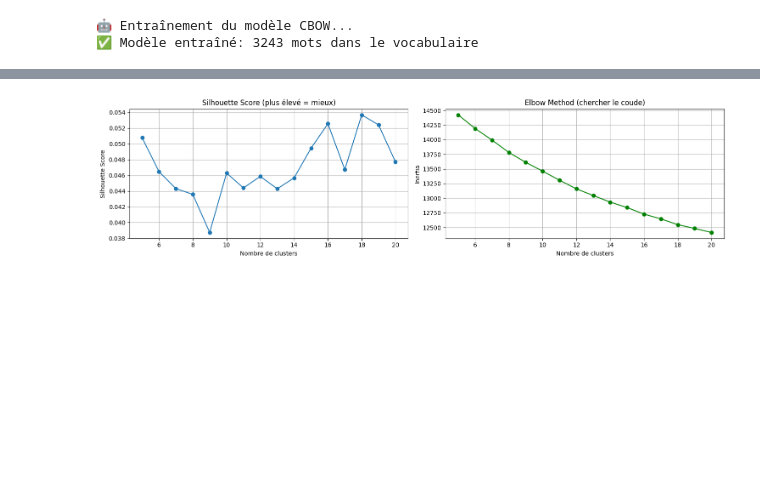
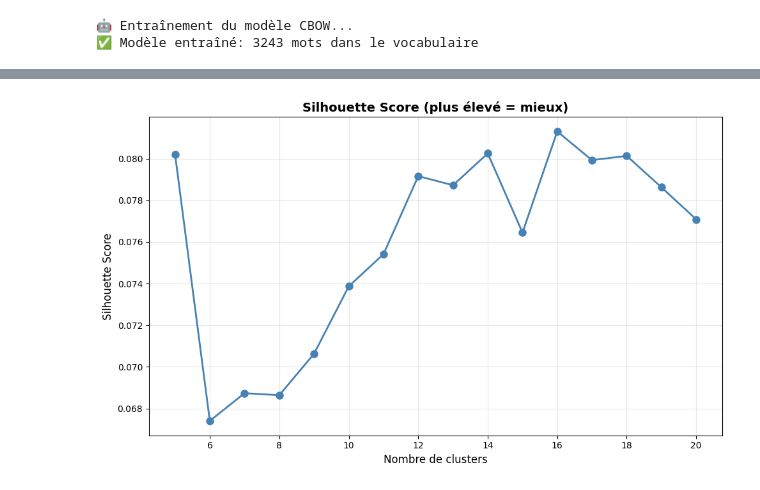
Before and after one commit to lioula3/Topic-modeling-with-NLP, a Jupyter notebook: cbow_&_skip_gram/cbow.ipynb, the cells around one changed output, grey strips where cells are left out. Saved outputs shown, nothing was run; the diff lists cells and outputs as text; code cells hidden in the pictures; blank space fills up the shorter version.

```diff
--- a/cbow_&_skip_gram/cbow.ipynb
+++ b/cbow_&_skip_gram/cbow.ipynb
@@ -4,11 +4,11 @@ import spacy
 from collections import Counter
 
 # CONFIGURATION
-INPUT = "makeorg_biodiversite.xlsx"
+INPUT = "/home/ensai/Cours/PFE/Topic-modeling-with-NLP/data/makeorg_biodiversite.xlsx" # Path to the dataset
 OUTPUT = "output.xlsx"
 TEXT_COL = "Proposition"
 NEW_COL = "Tokens_lemmas"
-MODEL = "fr_core_news_lg"  # Utilisez lg si disponible
+MODEL = "fr_core_news_lg"
 
 # READ DATA
 df = pd.read_excel(INPUT)
@@ -36,7 +36,7 @@ CUSTOM_STOPWORDS = {
     'et', 'ou', 'mais', 'donc', 'car', 'ni', 'or',
     'à', 'dans', 'par', 'pour', 'avec', 'sans', 'sous', 'sur', 'vers',
     'très', 'plus', 'moins', 'bien', 'mal', 'beaucoup', 'peu', 'trop',
-    'aussi', 'encore', 'toujours', 'jamais', 'déjà', 'souvent'
+    'aussi', 'encore', 'toujours', 'jamais', 'déjà', 'souvent', 'pas'
 }
 
 def doc_to_lemmas(doc):
@@ -84,7 +84,7 @@ def doc_to_lemmas(doc):
     return lemmas
 
 # PROCESS TEXTS
-print("🔄 Traitement des textes...")
+print("Traitement des textes...")
 texts = df[TEXT_COL].astype(str).fillna("").tolist()
 
 # Utilisez parser pour avoir les POS tags corrects
@@ -95,8 +95,8 @@ df[NEW_COL] = [doc_to_lemmas(doc) for doc in docs]
 # Filtrer les propositions vides
 df = df[df[NEW_COL].map(len) > 0].reset_index(drop=True)
 
-print(f"✅ {len(df)} propositions traitées")
-print(f"\n📊 Exemples de lemmatisation:")
+print(f"{len(df)} propositions traitées")
+print(f"\nExemples de lemmatisation:")
 print(df[[TEXT_COL, NEW_COL]].head(10))
 
 # Statistiques sur le vocabulaire
@@ -104,14 +104,14 @@ all_lemmas = [lemma for lemmas in df[NEW_COL] for lemma in lemmas]
 vocab_size = len(set(all_lemmas))
 avg_length = sum(len(lemmas) for lemmas in df[NEW_COL]) / len(df)
 
-print(f"\n📈 Statistiques:")
+print(f"\n Statistiques:")
 print(f"  - Vocabulaire total: {vocab_size} lemmes uniques")
 print(f"  - Longueur moyenne: {avg_length:.1f} lemmes/proposition")
 print(f"  - Total tokens: {len(all_lemmas)}")
 
 # Top lemmes les plus fréquents
 lemma_counts = Counter(all_lemmas)
-print(f"\n🔝 Top 20 lemmes:")
+print(f"\n Top 20 lemmes:")
 for lemma, count in lemma_counts.most_common(20):
     print(f"  {lemma}: {count}")
 # %% [output]
@@ -159,8 +237,10 @@ print(f"✅ Modèle entraîné: {len(model.wv)} mots dans le vocabulaire")
 ✅ Modèle entraîné: 3243 mots dans le vocabulaire
 # %%
 # Test du modèle
+
+model = best_model
 print("\n🔍 Test de similarité:")
-test_words = ['biodiversité', 'nature', 'environnement', 'protéger', 'espèce']
+test_words = ['biodiversité', 'nature', 'protéger', 'espèce']
 for word in test_words:
     if word in model.wv:
         similar = model.wv.most_similar(word, topn=5)
@@ -188,8 +268,7 @@ for word in test_words:
 # %%
 import numpy as np
 from sklearn.cluster import KMeans
-from sklearn.metrics import silhouette_score, davies_bouldin_score
-import umap
+from sklearn.metrics import silhouette_score
 import matplotlib.pyplot as plt
 from collections import Counter
 
@@ -208,7 +287,7 @@ def proposition_to_vector(lemmas, model):
     return np.mean(vectors, axis=0)
 
 # Créer les vecteurs de propositions dans l'espace 128D
-print("\n📐 Création des vecteurs de propositions (128D)...")
+print("\n Création des vecteurs de propositions (128D)...")
 X = np.array([proposition_to_vector(lemmas, model) for lemmas in sentences])
 
 print(f"Shape des embeddings: {X.shape}")  # Devrait être (n_propositions, 128)
@@ -217,10 +296,8 @@ print(f"Shape des embeddings: {X.shape}")  # Devrait être (n_propositions, 128)
 # CLUSTERING DANS L'ESPACE 128D
 # ========================================
 
-print("\n🔍 Recherche du nombre optimal de clusters (dans l'espace 128D)...")
+print("\n Recherche du nombre optimal de clusters (dans l'espace 128D)...")
 silhouette_scores = []
-# davies_bouldin_scores = []
-inertias = []
 K_range = range(5, 21)
 
 for k in K_range:
@@ -228,53 +305,34 @@ for k in K_range:
     labels = kmeans.fit_predict(X)  # Clustering dans 128D !
 
     sil_score = silhouette_score(X, labels)
-    # db_score = davies_bouldin_score(X, labels)
+    silhouette_scores.append(sil_score)
 
-    silhouette_scores.append(sil_score)
-    # davies_bouldin_scores.append(db_score)
-    inertias.append(kmeans.inertia_)
+    print(f"  k={k}: silhouette={sil_score:.3f}")
 
-    print(f"  k={k}: silhouette={sil_score:.3f}, inertia={kmeans.inertia_:.1f}") #davies_bouldin={db_score:.3f},
-
-# Plot des métriques pour choisir k
-fig, axes = plt.subplots(1, 2, figsize=(15, 4))
-
-axes[0].plot(K_range, silhouette_scores, marker='o')
-axes[0].set_xlabel('Nombre de clusters')
-axes[0].set_ylabel('Silhouette Score')
-axes[0].set_title('Silhouette Score (plus élevé = mieux)')
-axes[0].grid(True)
-
-# axes[1].plot(K_range, davies_bouldin_scores, marker='o', color='orange')
-# axes[1].set_xlabel('Nombre de clusters')
-# axes[1].set_ylabel('Davies-Bouldin Score')
-# axes[1].set_title('Davies-Bouldin (plus bas = mieux)')
-# axes[1].grid(True)
-
-axes[1].plot(K_range, inertias, marker='o', color='green')
-axes[1].set_xlabel('Nombre de clusters')
-axes[1].set_ylabel('Inertia')
-axes[1].set_title('Elbow Method (chercher le coude)')
-axes[1].grid(True)
-
+# Plot de la silhouette uniquement
+plt.figure(figsize=(10, 6))
+plt.plot(K_range, silhouette_scores, marker='o', linewidth=2, markersize=8, color='steelblue')
+plt.xlabel('Nombre de clusters', fontsize=12)
+plt.ylabel('Silhouette Score', fontsize=12)
+plt.title('Silhouette Score (plus élevé = mieux)', fontsize=14, fontweight='bold')
+plt.grid(True, alpha=0.3)
 plt.tight_layout()
-plt.savefig('clustering_metrics.png', dpi=300)
+plt.savefig('silhouette_score.png', dpi=300)
 plt.show()
 
 # Choisir le meilleur k
 best_k_silhouette = K_range[np.argmax(silhouette_scores)]
-# best_k_db = K_range[np.argmin(davies_bouldin_scores)]
 
-print(f"\n✅ Meilleur k selon Silhouette: {best_k_silhouette}")
-# print(f"✅ Meilleur k selon Davies-Bouldin: {best_k_db}")
+print(f"\n Meilleur k selon Silhouette: {best_k_silhouette}")
+print(f"   Score: {max(silhouette_scores):.3f}")
 
-# Utiliser le k choisi (ou moyenne des deux)
-best_k = best_k_silhouette  # Ou choisissez manuellement
-print(f"\n🎯 Clustering final avec k={best_k} (dans l'espace 128D)")
+# Utiliser le k choisi
+best_k = best_k_silhouette
+print(f"\n Clustering final avec k={best_k} (dans l'espace 128D)")
 
 # Clustering final dans l'espace 128D
 kmeans_final = KMeans(n_clusters=best_k, random_state=42, n_init=10, max_iter=300)
 df['cluster'] = kmeans_final.fit_predict(X)  # Clustering dans 128D !
 
-print(f"✅ Clustering effectué dans l'espace {X.shape[1]}D")
+print(f" Clustering effectué dans l'espace {X.shape[1]}D")
 # %% [output]
@@ -301 +359 @@ Shape des embeddings: (5554, 128)
-[figure, old version]
+[figure, new version]
```
Also changed, not shown: parts of 7 cells of this notebook, 7 other files.
